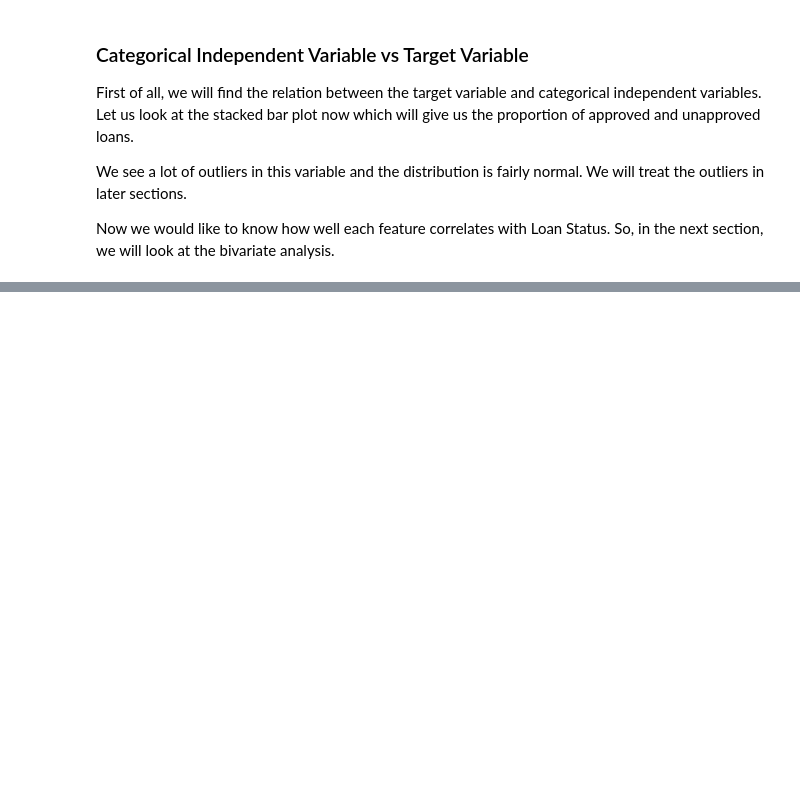
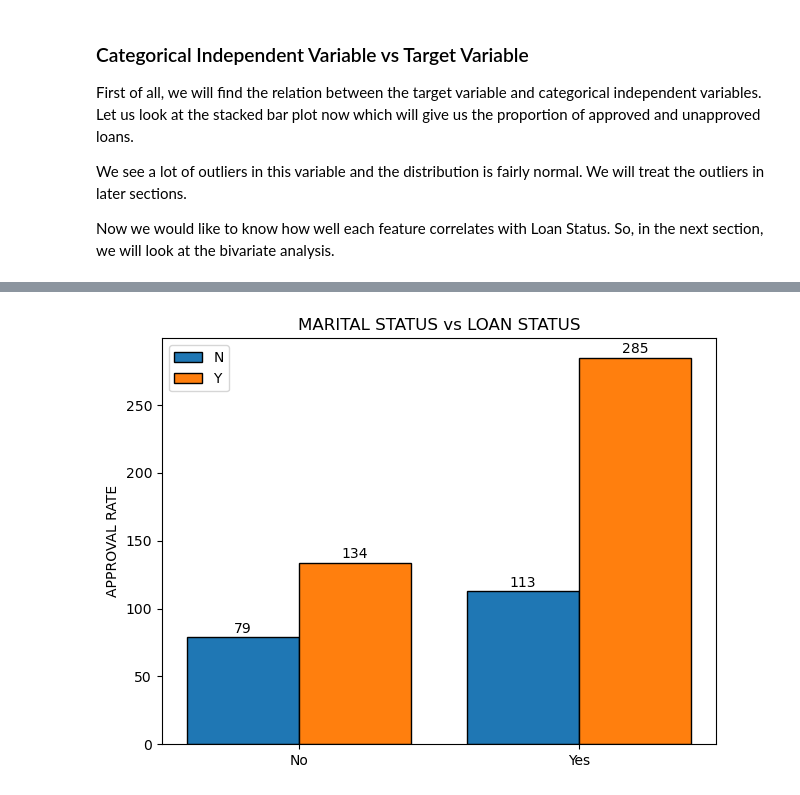
Before and after one commit to AlbertoGhub/MACHINE-LEARNING-AND-DATA-SCIENCE-PROJECTS, a Jupyter notebook: CLASSIFICATION/LOAN_PREDICTION/Loan_Prediction_Problem.ipynb, the cells around one changed output, grey strips where cells are left out. Saved outputs shown, nothing was run; the diff lists cells and outputs as text; code cells hidden in the pictures; blank space fills up the shorter version.

```diff
--- a/CLASSIFICATION/LOAN_PREDICTION/Loan_Prediction_Problem.ipynb
+++ b/CLASSIFICATION/LOAN_PREDICTION/Loan_Prediction_Problem.ipynb
@@ -300 +296,8 @@ gender.to_csv("gender.csv")
+# %%
+# Creating a cross table
+gender=pd.crosstab(train['Gender'],train['Loan_Status'])
+married=pd.crosstab(train['Married'],train['Loan_Status'])
+dependents=pd.crosstab(train['Dependents'],train['Loan_Status'])
+education=pd.crosstab(train['Education'],train['Loan_Status'])
+self_Employed=pd.crosstab(train['Self_Employed'],train['Loan_Status'])
 # %%
@@ -353,0 +370,4 @@ list(gender.columns)
+# %%
+groupped_bar(married, "MARITAL STATUS")
+# %% [output]
+[figure, added]
```
Also changed, not shown: parts of 10 cells of this notebook, 1 other file.
